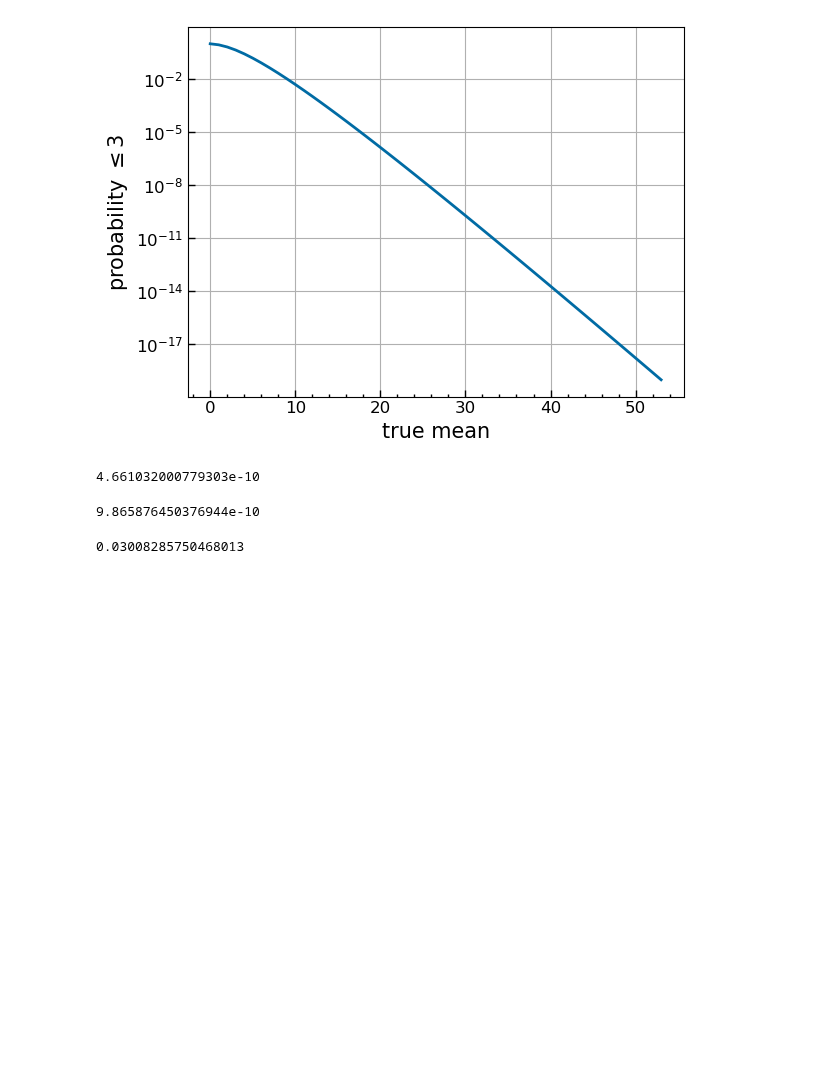
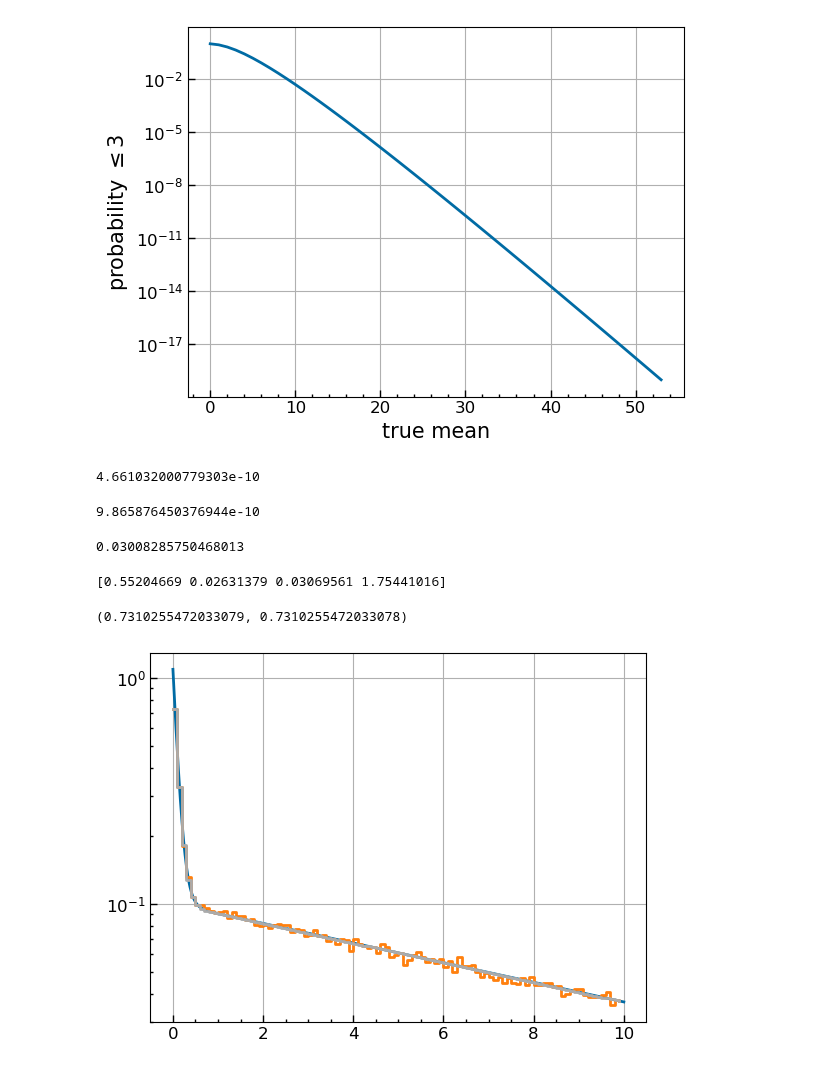
Before and after one commit to tamu-edu/doublecap, a Jupyter notebook: analysis/resolution.ipynb, the cells around one changed output. Saved outputs shown, nothing was run; the diff lists cells and outputs as text; code cells hidden in the pictures; blank space fills up the shorter version.

Commit message:
old flat-background model class and code for generation of new double-exponential model
last commit before tearing everything down

```diff
--- a/analysis/resolution.ipynb
+++ b/analysis/resolution.ipynb
@@ -348,3 +348,7 @@ norm.cdf(-6) # p-value for typical standard normal 6-sigma value: 9.865876450376
 40e-6/E1_lm
 # %% [output]
 0.03008285750468013
+# %%
+print(popt)
+# %% [output]
+[0.55204669 0.02631379 0.03069561 1.75441016]
@@ -350,0 +404,29 @@ norm.cdf(-6) # p-value for typical standard normal 6-sigma value: 9.865876450376
+# %%
+test = np.array([1., 0.1, 0.1, 10.])
+
+x1 = 1e-3
+x2 = 10.
+N = 100_000
+livetime = N/rate(test, x1, x2)
+Es = sample_doubleexp(N, x1, x2, test)
+
+Espace = np.linspace(x1, x2, 5000)
+
+cts, bins = np.histogram(Es, bins = 100)
+db = bins[1:] - bins[:-1]
+
+spec = cts/livetime/db
+
+
+plt.figure()
+plt.grid()
+plt.semilogy()
+plt.plot(Espace, doubleexp(Espace, *test))
+plt.step(bins[:-1], spec, where = 'post')
+plt.step(bins[:-1], bin_heights(bins, *test)/db, where = 'post')
+
+
+sum(spec*db), rate(test, x1, x2)
+# %% [output]
+(0.7310255472033079, 0.7310255472033078)
+[figure, added]
```
Also changed, not shown: parts of 5 cells of this notebook.
